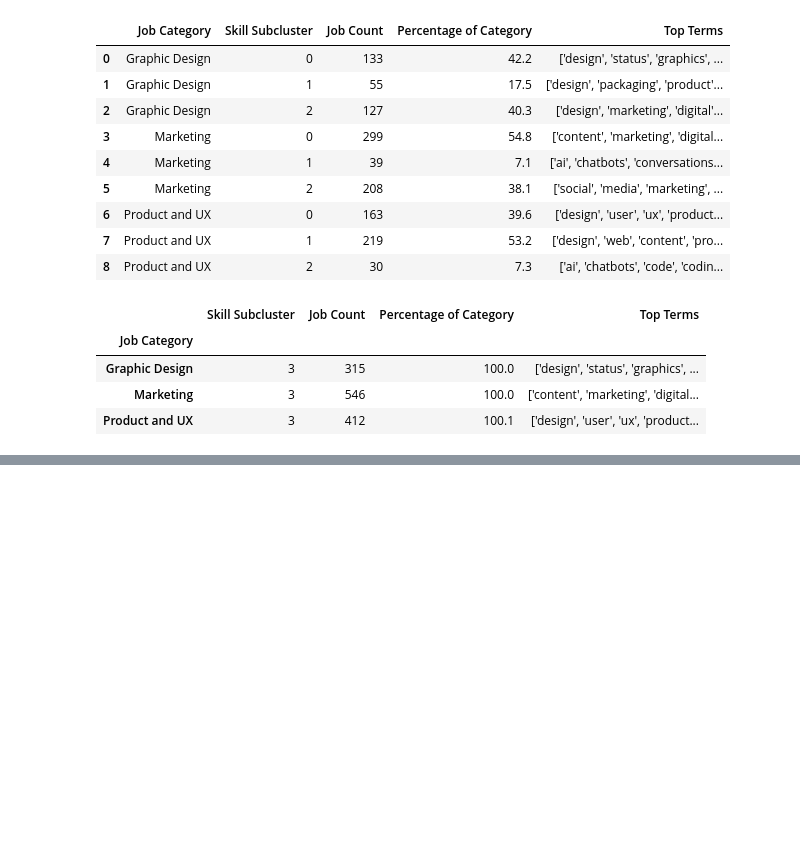
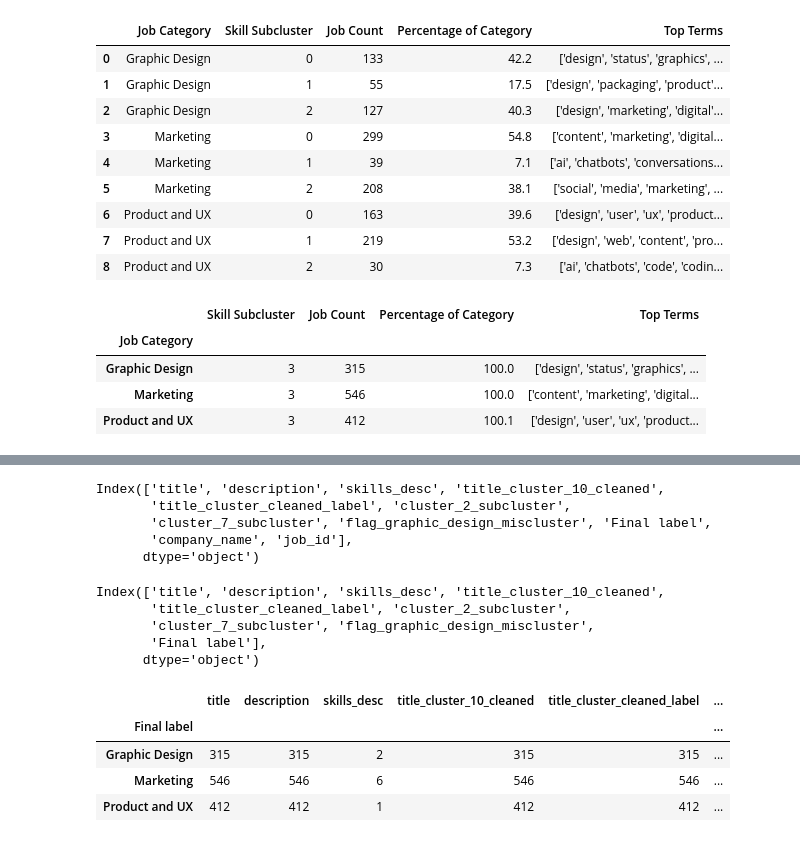
Before and after one commit to nmuffet/lede-design-position-analysis, a Jupyter notebook: data/post-analysis.ipynb, the cells around one changed output, grey strips where cells are left out. Cells and saved outputs as stored; diff of their text form; code cells hidden in the pictures; blank space fills up the shorter version.

```diff
--- a/data/post-analysis.ipynb
+++ b/data/post-analysis.ipynb
@@ -48,0 +143,27 @@ percents
+# %%
+fuzzy_match = pd.read_csv('job_postings_matched_with_companies.csv')
+og_subclusters = pd.read_csv('job_postings_with_subclusters_v4.csv')
+# %%
+fuzzy_match.columns
+# %% [output]
+Index(['title', 'description', 'skills_desc', 'title_cluster_10_cleaned',
+       'title_cluster_cleaned_label', 'cluster_2_subcluster',
+       'cluster_7_subcluster', 'flag_graphic_design_miscluster', 'Final label',
+       'company_name', 'job_id'],
+      dtype='object')
+# %%
+og_subclusters.columns
+# %% [output]
+Index(['title', 'description', 'skills_desc', 'title_cluster_10_cleaned',
+       'title_cluster_cleaned_label', 'cluster_2_subcluster',
+       'cluster_7_subcluster', 'flag_graphic_design_miscluster',
+       'Final label'],
+      dtype='object')
+# %%
+fuzzy_match.groupby('Final label').count()
+# %% [output]
+|  | title | description | skills_desc | title_cluster_10_cleaned | title_cluster_cleaned_label | ... |
+| Final label |  |  |  |  |  | ... |
+| Graphic Design | 315 | 315 | 2 | 315 | 315 | ... |
+| Marketing | 546 | 546 | 6 | 546 | 546 | ... |
+| Product and UX | 412 | 412 | 1 | 412 | 412 | ... |
```
Also changed, not shown: parts of 8 cells of this notebook, 55 other files.
